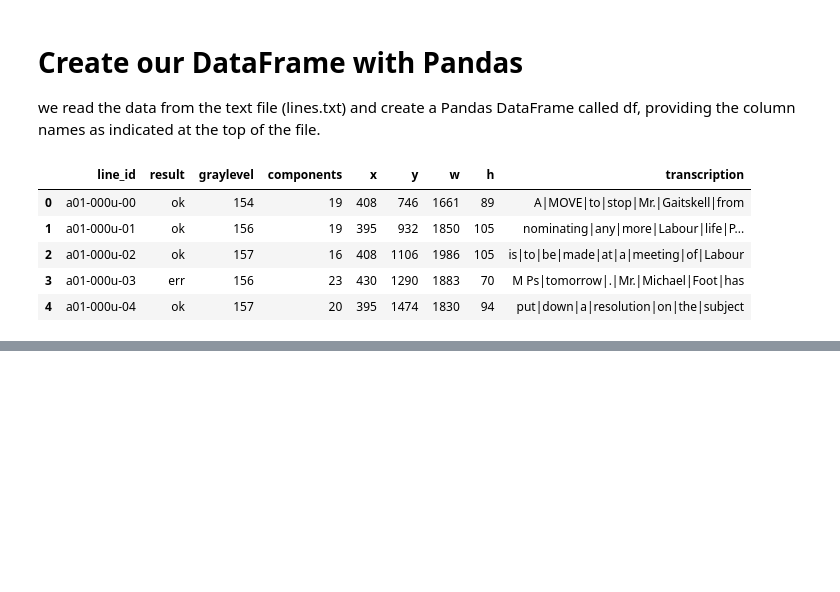
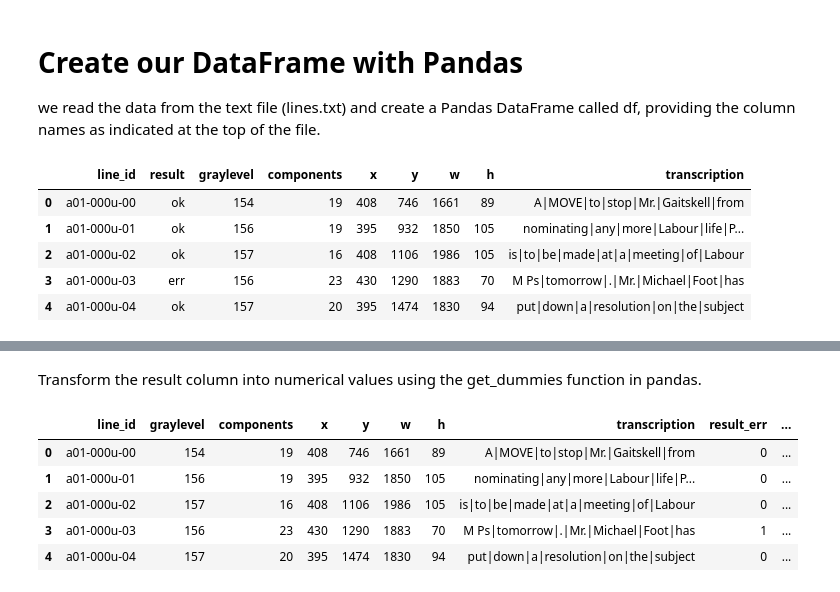
Before and after one commit to KazemZh/OCR_handwriting, a Jupyter notebook: data_mining-Dataviz.ipynb, the cells around one changed output, grey strips where cells are left out. Saved outputs shown, nothing was run; the diff lists cells and outputs as text; code cells hidden in the pictures; blank space fills up the shorter version.

```diff
--- a/data_mining-Dataviz.ipynb
+++ b/data_mining-Dataviz.ipynb
@@ -31,0 +54,9 @@ df.head()
+# %%
+# Convert the graylevel column to numeric
+df['graylevel'] = pd.to_numeric(df['graylevel'])
+
+# Create a Plotly plot
+fig = px.line(df, x='line_id', y='graylevel', title='Graylevel per Line', labels={'line_id': 'Line ID', 'graylevel': 'Graylevel'})
+
+# Show the plot
+fig.show()
@@ -31,0 +73,13 @@ df.head()
+# %% [markdown]
+Transform the result column into numerical values using the get_dummies function in pandas.
+# %%
+df = pd.get_dummies(df, columns=['result'], prefix='result',dtype=int)
+
+df.head()
+# %% [output]
+|  | line_id | graylevel | components | x | y | w | h | transcription | result_err | ... |
+| 0 | a01-000u-00 | 154 | 19 | 408 | 746 | 1661 | 89 | A|MOVE|to|stop|Mr.|Gaitskell|from | 0 | ... |
+| 1 | a01-000u-01 | 156 | 19 | 395 | 932 | 1850 | 105 | nominating|any|more|Labour|life|P... | 0 | ... |
+| 2 | a01-000u-02 | 157 | 16 | 408 | 1106 | 1986 | 105 | is|to|be|made|at|a|meeting|of|Labour | 0 | ... |
+| 3 | a01-000u-03 | 156 | 23 | 430 | 1290 | 1883 | 70 | M Ps|tomorrow|.|Mr.|Michael|Foot|has | 1 | ... |
+| 4 | a01-000u-04 | 157 | 20 | 395 | 1474 | 1830 | 94 | put|down|a|resolution|on|the|subject | 0 | ... |
```
Also changed, not shown: parts of 6 cells of this notebook.
